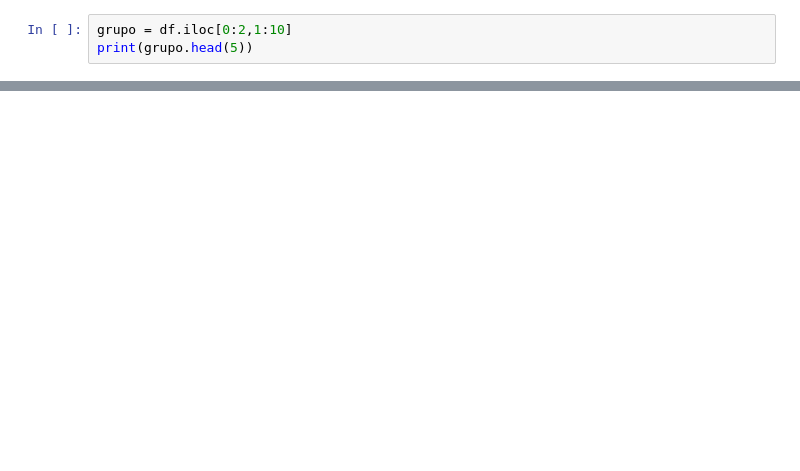
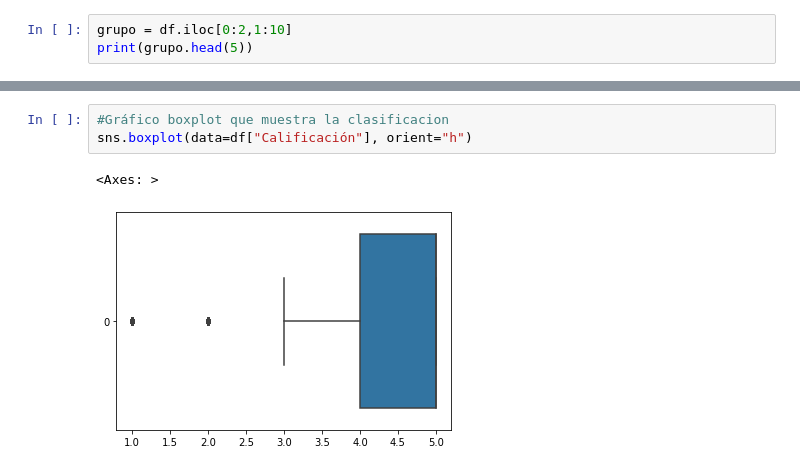
Before and after one commit to TifannyA/Lab3-Miner-a, a Jupyter notebook: Lab_3.ipynb, the cells around one changed output, grey strips where cells are left out. Drawn from its saved outputs; the diff is of its cells as text; blank space fills up the shorter version.

```diff
--- a/Lab_3.ipynb
+++ b/Lab_3.ipynb
@@ -151,0 +98,6 @@ La edada de los pasajeros es de 43
+# %%
+#Gráfico boxplot que muestra la clasificacion
+sns.boxplot(data=df["Calificación"], orient="h")
+# %% [output]
+<Axes: >
+[figure, added]
```
Also changed, not shown: parts of 45 cells of this notebook.
